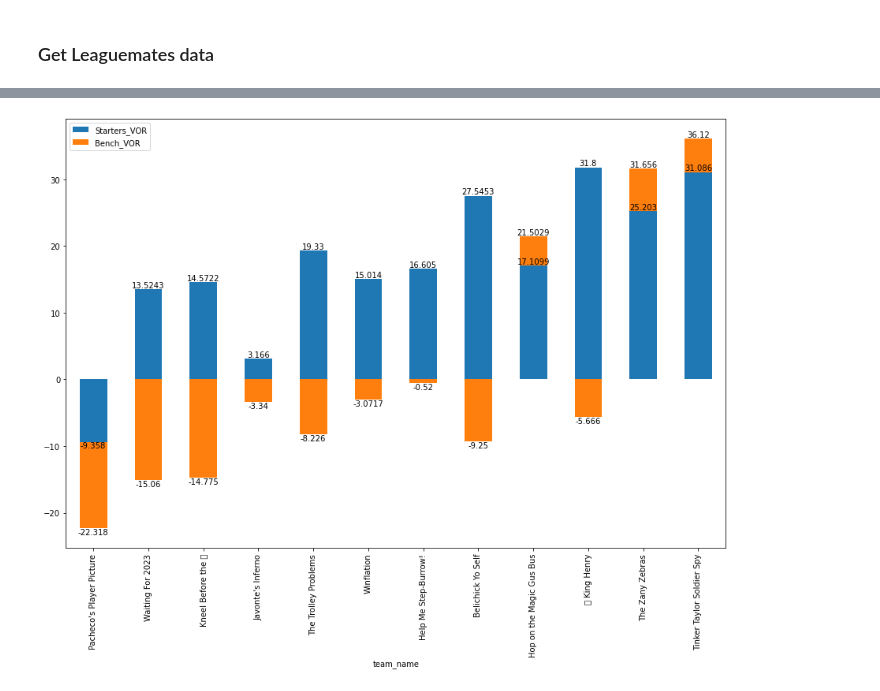
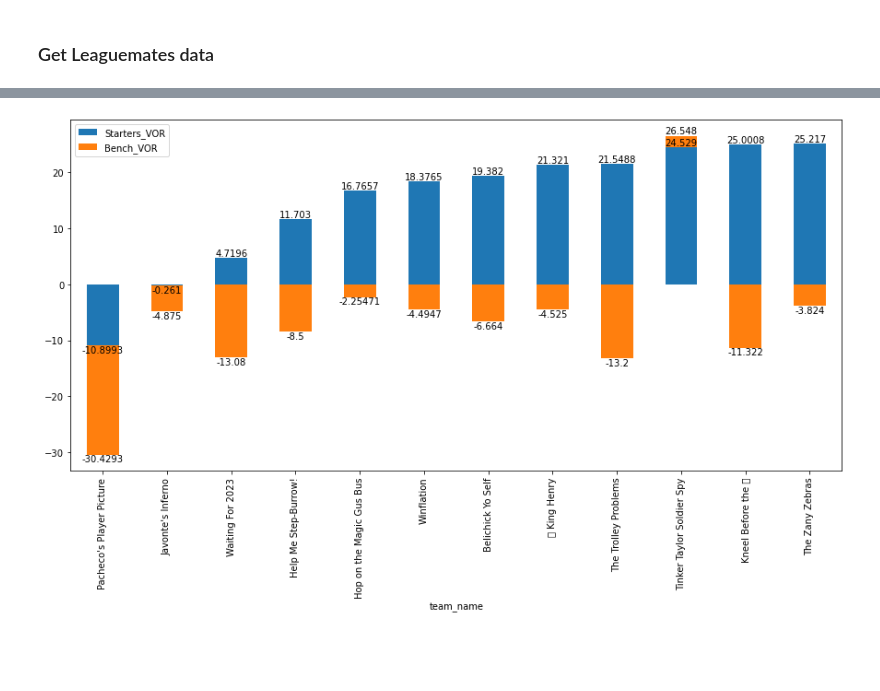
Before and after one commit to atran39/PokerstersFF, a Jupyter notebook: PokerstersFF.ipynb, the cells around one changed output, grey strips where cells are left out. Drawn from its saved outputs; the diff is of its cells as text; code cells hidden in the pictures; blank space fills up the shorter version.

Commit message:
week 3 projections, fix gabe davis

```diff
--- a/PokerstersFF.ipynb
+++ b/PokerstersFF.ipynb
@@ -24,18 +24,19 @@ league = League(league_id)
 players = Players()
 # players_df = pd.read_pickle('./sleeper_players.pkl')
 # ffa_proj_df = pd.read_pickle("./ffa_proj.pkl")
-plt.rcParams['figure.figsize'] = [15, 10]
+plt.rcParams['figure.figsize'] = [10, 5]
 # %%
 # import player projection data from spreadsheet
-projection_file = '2022_projections/2022_week1_9-8-2022_ff_projection.txt'
+projection_file = '2022_projections/2022_week3_9-23-2022_ff_projection.txt'
 
 with open('sleeper_players.pkl', 'wb') as file:
     ffa_proj_df = pd.read_csv(projection_file, sep='\t', index_col=None)
     ffa_proj_df['Player'] = ffa_proj_df['Player'].str.replace('.', '')
+    ffa_proj_df['Player'].replace({'Gabriel Davis': 'Gabe Davis'}, inplace=True)
     ffa_proj_df['Player_Pos'] = ffa_proj_df['Player'] + ffa_proj_df['Position']
     # why is the abbr for vegas LVR rather than LV??? annoying
     ffa_proj_df['Team'].replace({'LVR': 'LV', 'JAC': 'JAX'}, inplace=True)
-    # convert defense player names from common name to abbreviated to match sleeper
+    # convert Gabe to Gabriel
     ffa_proj_df.to_pickle('./ffa_proj.pkl')
 
 ffa_proj_df.head()
@@ -125,14 +140,15 @@ rosters_df.head()
 # %%
 #  Post-draft VOR calculation
+plt.rcParams['figure.figsize'] = [15, 7]
 rosters_df['Starters_VOR'] = rosters_df['starters'].apply(lambda s: sum(players_df.loc[[i for i in s if i != '0']]['VOR']))
 rosters_df['Bench_VOR'] = rosters_df['bench'].apply(lambda s: sum(players_df.loc[[i for i in s if i != '0']]['VOR']))
 rosters_df['Team_VOR'] = rosters_df['players'].apply(lambda s: sum(players_df.loc[[i for i in s if i != '0']]['VOR']))
 
-ax = rosters_df.sort_values('Team_VOR')[['Starters_VOR', 'Bench_VOR', 'team_name']].plot.bar(x='team_name', stacked=True)
+ax = rosters_df.sort_values('Starters_VOR')[['Starters_VOR', 'Bench_VOR', 'team_name']].plot.bar(x='team_name', stacked=True)
 for container in ax.containers:
     ax.bar_label(container)
 # %% [output]
-[figure, old version]
+[figure, new version]
 # %%
 ax = rosters_df.sort_values('Starters_VOR').plot.bar(x='team_name', y='Starters_VOR')
 ax.bar_label(ax.containers[0])
```
Also changed, not shown: parts of 14 cells of this notebook.
